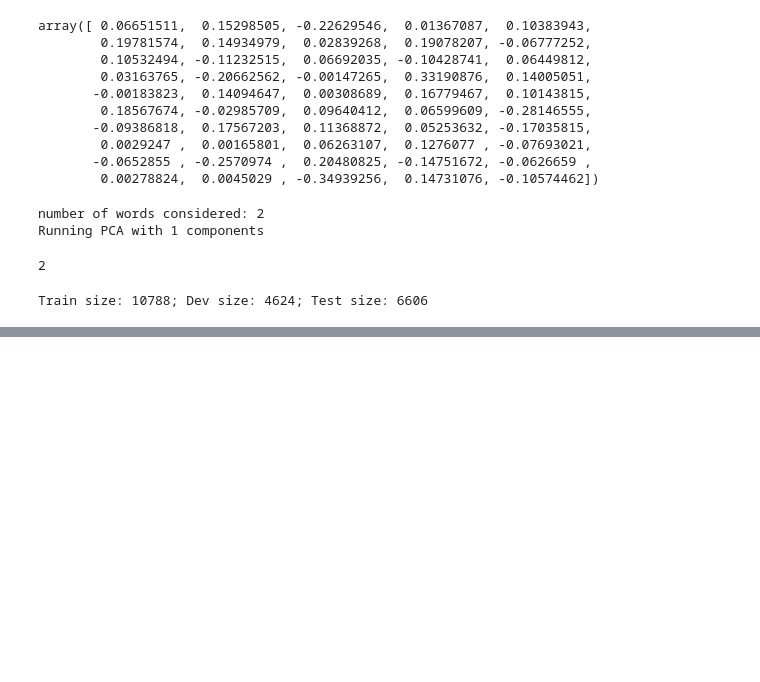
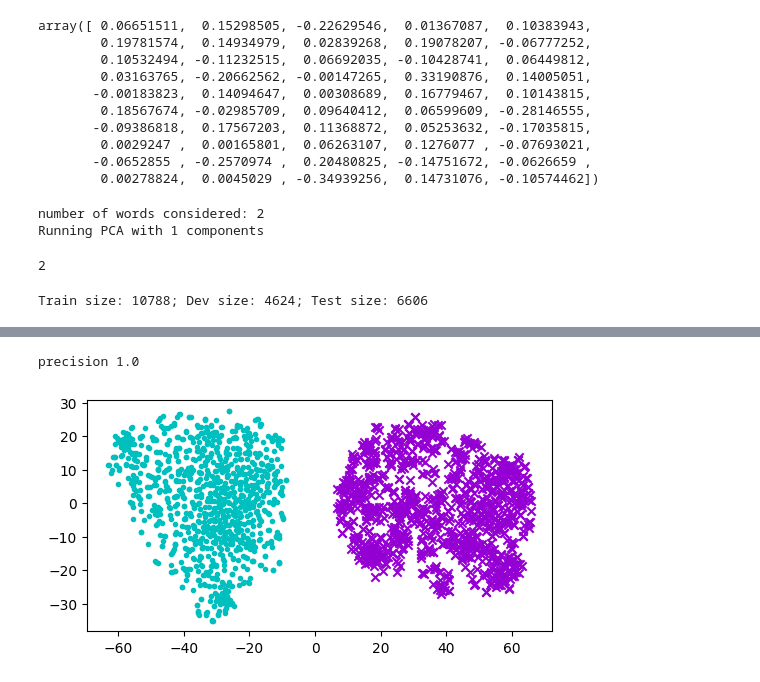
Before and after one commit to aduarte56/MT_DebiasingAlgorithms, a Jupyter notebook: RunningNotebook.ipynb, the cells around one changed output, grey strips where cells are left out. Saved outputs shown, nothing was run; the diff lists cells and outputs as text; code cells hidden in the pictures; blank space fills up the shorter version.

Commit message:
Fixing Visualization Bugs in Hard-Debias

```diff
--- a/RunningNotebook.ipynb
+++ b/RunningNotebook.ipynb
@@ -259,0 +279,36 @@ P, rowspace_projs, Ws = get_debiasing_projection(gender_clf, params, n, 50, min_
+# %%
+c_w2i, c_vocab, female_words, male_words, y_true=getting_biased_words(gender_bias_original, def_sets['gender'], 1000, word2idx)
+# %%
+def extract_vectors(words, vectors, w2i):
+
+    X = [vectors[w2i[x], :] for x in words]
+
+    return X
+# %%
+def visualize(vectors, y_true, y_pred, ax, title):
+    # perform TSNE
+    vectors = utils.normalize(vectors)
+    X_embedded = TSNE(
+        n_components=2, random_state=RANDOM_STATE).fit_transform(vectors)
+    for x, p, y in zip(X_embedded, y_pred, y_true):
+        if y:
+            ax.scatter(x[0], x[1], marker='.', c='c')
+        else:
+            ax.scatter(x[0], x[1], marker='x', c='darkviolet')
+
+    return ax
+# %%
+def cluster_and_visualize(words, X1, title, y_true, num=2):
+
+    kmeans_1 = KMeans(n_clusters=num, random_state=RANDOM_STATE).fit(X1)
+    y_pred_1 = kmeans_1.predict(X1)
+    correct = [1 if item1 == item2 else 0 for (
+        item1, item2) in zip(y_true, y_pred_1)]
+    print('precision', max(sum(correct)/float(len(correct)),
+          1 - sum(correct)/float(len(correct))))
+
+    fig, axs = plt.subplots(1, 1, figsize=(6, 3))
+    ax1 = visualize(X1, y_true, y_pred_1, axs, title)
+# %%
+cluster_and_visualize(male_words + female_words, extract_vectors(male_words + female_words, vectors_cleaned, word2idx_cleaned),'GloVe_original', y_true)
+# %% [output]
@@ -259,0 +316,2 @@ P, rowspace_projs, Ws = get_debiasing_projection(gender_clf, params, n, 50, min_
+precision 1.0
+[figure, added]
```
Also changed, not shown: parts of 14 cells of this notebook, 4 other files.
